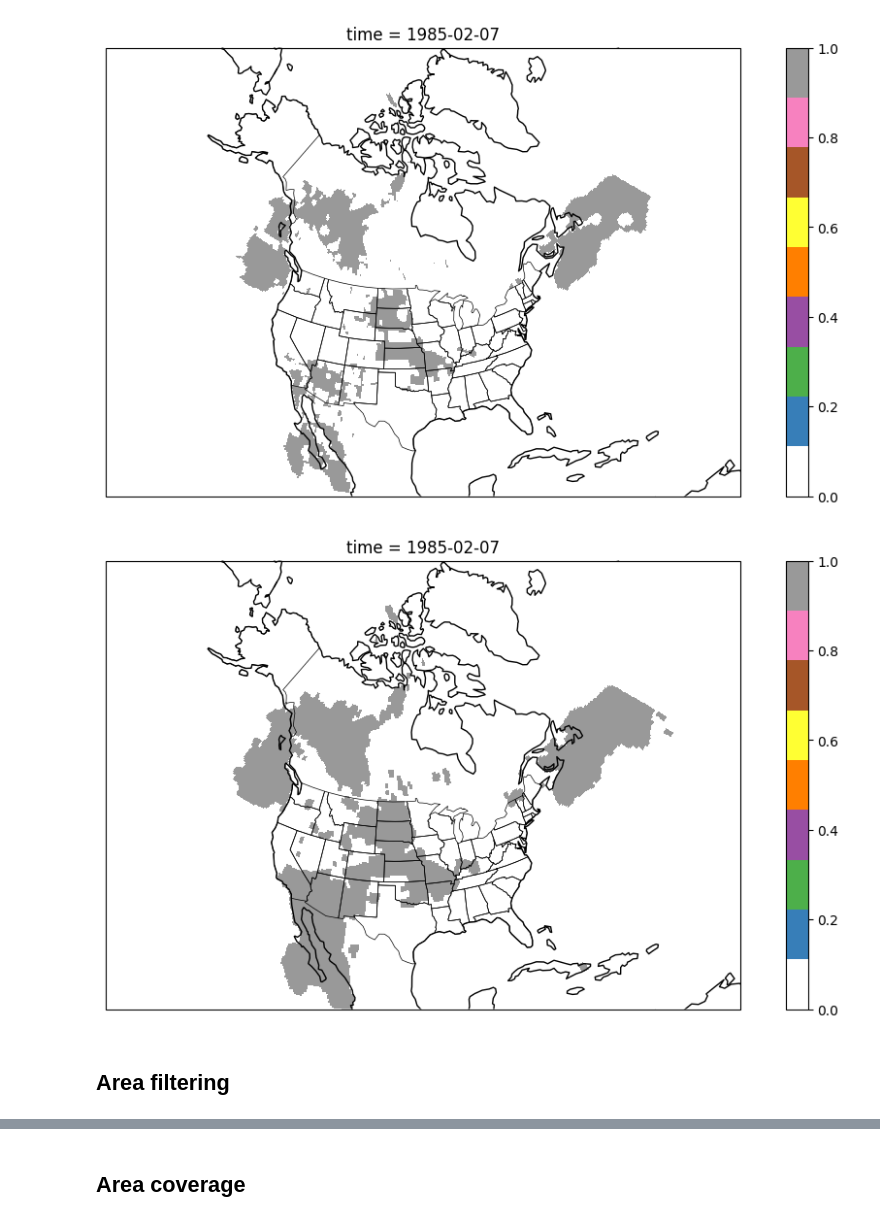
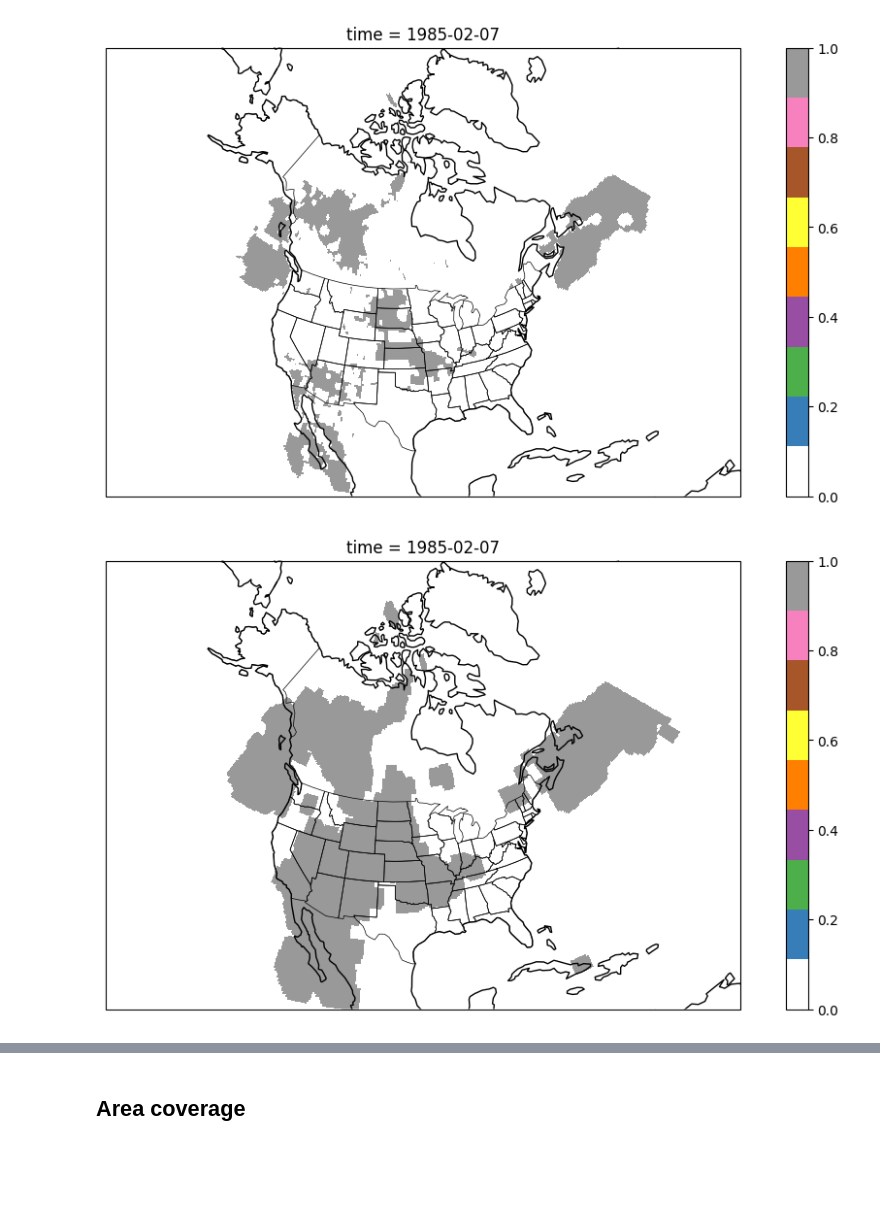
Before and after one commit to britols/cao_tracker, a Jupyter notebook: docs/02_find_cao.ipynb, the cells around one changed output, grey strips where cells are left out. Cells and saved outputs as stored; diff of their text form; code cells hidden in the pictures; blank space fills up the shorter version.

Commit message:
Modified label and filtering functions

```diff
--- a/docs/02_find_cao.ipynb
+++ b/docs/02_find_cao.ipynb
@@ -195,18 +244,16 @@ plt.show()
 # %%
 #Sequence of deformations
 a = ds["mask"].sel(time='1985-02-07')
 a=apply_binary_morph(a,method='closing',s=np.ones((3,3)))
 a=apply_binary_morph(a,method='erosion',s=np.ones((2,2)))
-a=apply_binary_morph(a,method='dilation',s=np.ones((3,3)))
-a=apply_binary_morph(a,method='fill_holes',s=np.ones((3,3)))
+a=apply_binary_morph(a,method='dilation',s=np.ones((9,9)))
+a=apply_binary_morph(a,method='fill_holes',s=np.ones((7,7)))
 plt.figure(figsize=(12, 6))
 axes = plt.axes(projection=ccrs.NorthPolarStereo(central_longitude=-100))
 a.plot(transform=ccrs.PlateCarree(),cmap=new_cmap_set1)
 axes.coastlines()
 axes.add_feature(cfeature.STATES, edgecolor='black', linewidth=0.5)
 axes.set_extent((-140, -50, 20, 90),ccrs.PlateCarree())
 plt.show()
 # %% [output]
-[figure, old version]
+[figure, new version]
-# %% [markdown]
-## Area filtering
```
Also changed, not shown: parts of 35 cells of this notebook, 1 other file.
